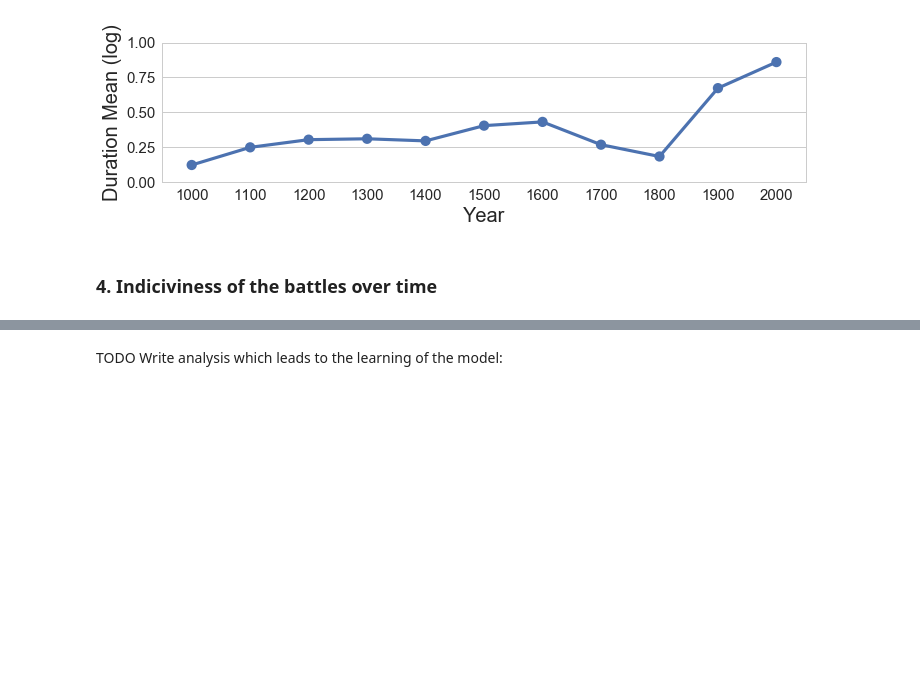
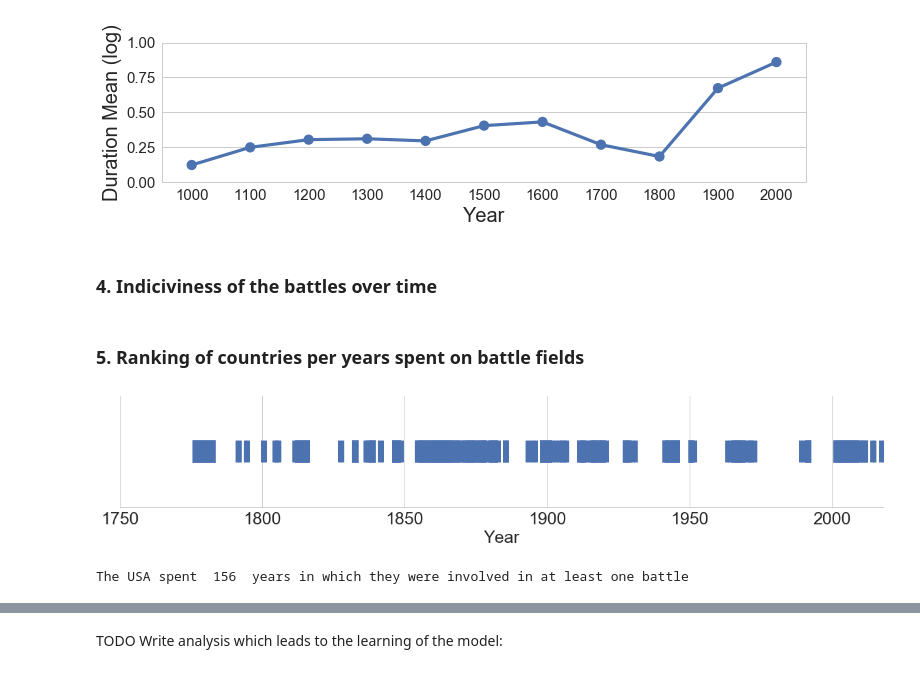
Before and after one commit to ChristianMct/ADA2017-Homeworks, a Jupyter notebook: project/Report_Notebook.ipynb, the cells around one changed output, grey strips where cells are left out. Cells and saved outputs as stored; diff of their text form; code cells hidden in the pictures; blank space fills up the shorter version.

Commit message:
all graphs on report notebook

```diff
--- a/project/Report_Notebook.ipynb
+++ b/project/Report_Notebook.ipynb
@@ -91,6 +94,10 @@ def get_duration(battle):
         return 1
     else:
         return (datetime.datetime.strptime(battle.end_date, "%Y-%m-%d") - datetime.datetime.strptime(battle.start_date, "%Y-%m-%d")).days
+
+def find_subtext(df, txt):
+    contains = df.stack().str.contains(txt).unstack()
+    return contains[contains.any(1)].idxmax(1)
 # %%
 def get_year(date):
     return datetime.datetime.strptime(date, "%Y-%m-%d").year if date else None
@@ -695,3 +702,49 @@ ax1.set_xlabel('Year', fontsize=20)
 ax1.tick_params(labelsize=15)
 fig.tight_layout()
 #fig.savefig(FIGURES_FOLDER+'indThByCent.eps')
+# %% [markdown]
+### 5. Ranking of countries per years spent on battle fields
+# %%
+rank_battles = pd.DataFrame(battles).replace(0, np.NaN)
+rank_battles = rank_battles[rank_battles.start_date.notnull()]
+rank_battles.fillna(value="None", inplace=True)
+
+rank_battles["year"] = rank_battles["start_date"].apply(get_year)
+
+rank_battles = rank_battles[(rank_battles.year>=1000) & (rank_battles.year <= 2018)]
+
+rank_battles["duration"] = [get_duration(battle) for _, battle in rank_battles.iterrows()]
+# %%
+df_USAFights = rank_battles
+df_USAFights = df_USAFights.assign(isUSA=find_subtext(df_USAFights, '(United States|USA|Confederate|CSA)'))
+df_USAFights = df_USAFights[df_USAFights.start_date.notnull() & df_USAFights.isUSA.notnull()]
+for i,v in enumerate(df_USAFights['duration']):
+    years = 1
+    if v > 365:
+        years = int(v/365)+1
+    for j in range(1,years+1):
+        df_USAFights = df_USAFights.append({'year': int(df_USAFights.iloc[i]['year'])+1}, ignore_index=True)
+
+X = df_USAFights["year"]
+fig, ax = plt.subplots(figsize=(20,3))
+ax.scatter(X, [1]*len(X),
+           marker='|',linewidth=5, s=1000)
+
+ax.yaxis.set_visible(False)
+ax.spines['right'].set_visible(False)
+ax.spines['left'].set_visible(False)
+ax.spines['top'].set_visible(False)
+ax.xaxis.set_ticks_position('bottom')
+ax.xaxis.set_label('Year')
+ax.set_xlabel('Year', fontsize=25)
+ax.tick_params(labelsize=25)
+ax.get_yaxis().set_ticklabels([])
+plt.xlim(1750, 2018)
+plt.show()
+#fig.savefig(FOLDER+'USAFighting.eps', bbox_inches='tight')
+# %% [output]
+[figure, added]
+# %%
+print("The USA spent ", len(X.value_counts()), " years in which they were involved in at least one battle")
+# %% [output]
+The USA spent  156  years in which they were involved in at least one battle
```
Also changed, not shown: parts of 7 cells of this notebook, 1 other file.
